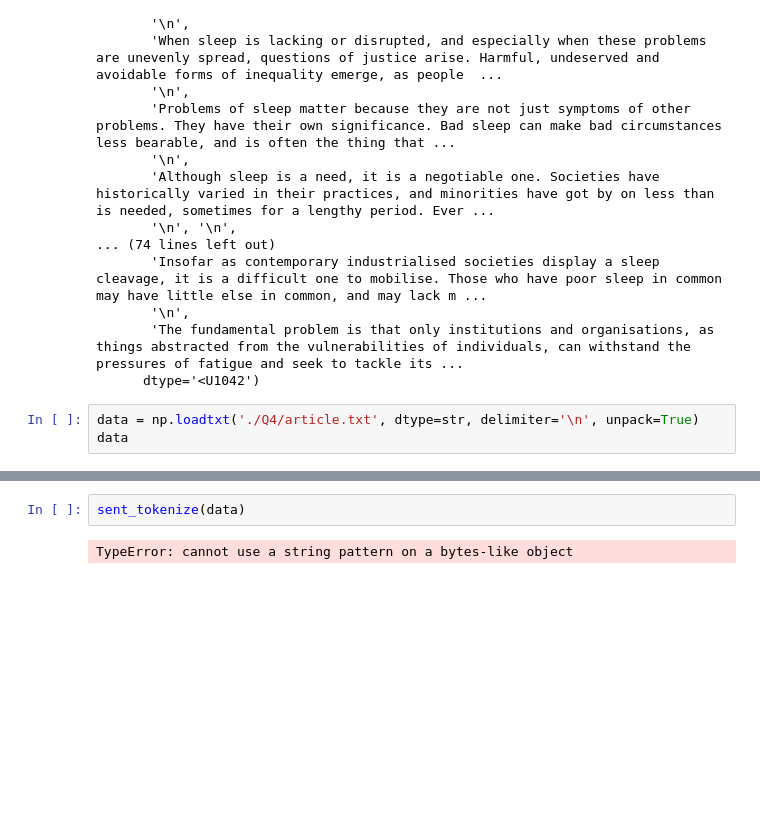
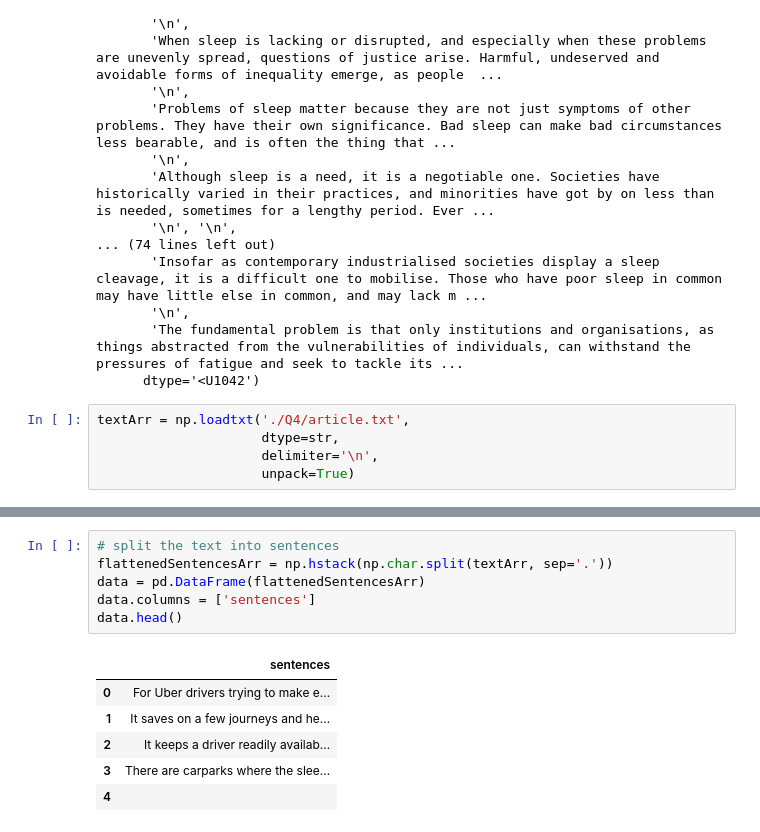
Before and after one commit to kai2128/DM_Assignment, a Jupyter notebook: Q4/q4.ipynb, the cells around one changed output, grey strips where cells are left out. Saved outputs shown, nothing was run; the diff lists cells and outputs as text; blank space fills up the shorter version.

```diff
--- a/Q4/q4.ipynb
+++ b/Q4/q4.ipynb
@@ -42,5 +42,7 @@ array(['For Uber drivers trying to make ends meet, it can be tempting to sleep i
        'The fundamental problem is that only institutions and organisations, as things abstracted from the vulnerabilities of individuals, can withstand the pressures of fatigue and seek to tackle its ...
       dtype='<U1042')
 # %%
-data = np.loadtxt('./Q4/article.txt', dtype=str, delimiter='\n', unpack=True)
-data
+textArr = np.loadtxt('./Q4/article.txt',
+                     dtype=str,
+                     delimiter='\n',
+                     unpack=True)
@@ -65,4 +49,13 @@ array(['For Uber drivers trying to make ends meet, it can be tempting to sleep i
-# %%
-sent_tokenize(data)
-# %% [output]
-TypeError: cannot use a string pattern on a bytes-like object
+# %%
+# split the text into sentences
+flattenedSentencesArr = np.hstack(np.char.split(textArr, sep='.'))
+data = pd.DataFrame(flattenedSentencesArr)
+data.columns = ['sentences']
+data.head()
+# %% [output]
+|  | sentences |
+| 0 | For Uber drivers trying to make e... |
+| 1 | It saves on a few journeys and he... |
+| 2 | It keeps a driver readily availab... |
+| 3 | There are carparks where the slee... |
+| 4 |  |
```
Also changed, not shown: parts of 8 cells of this notebook.
